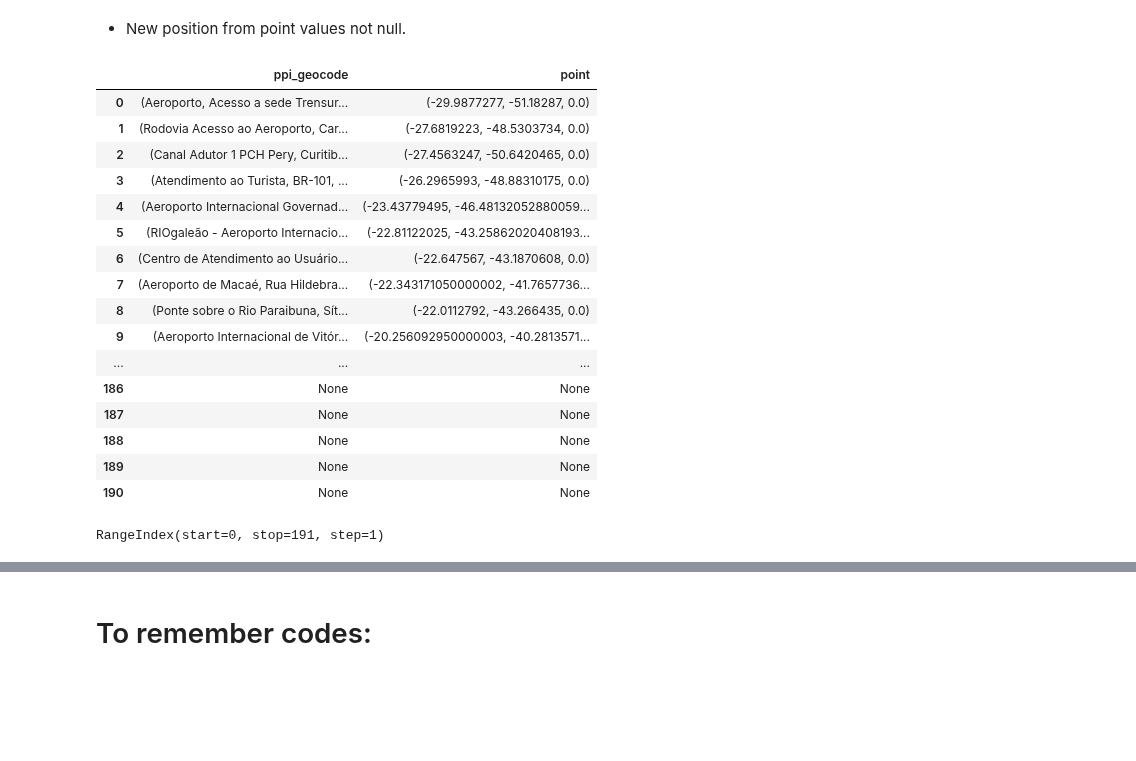
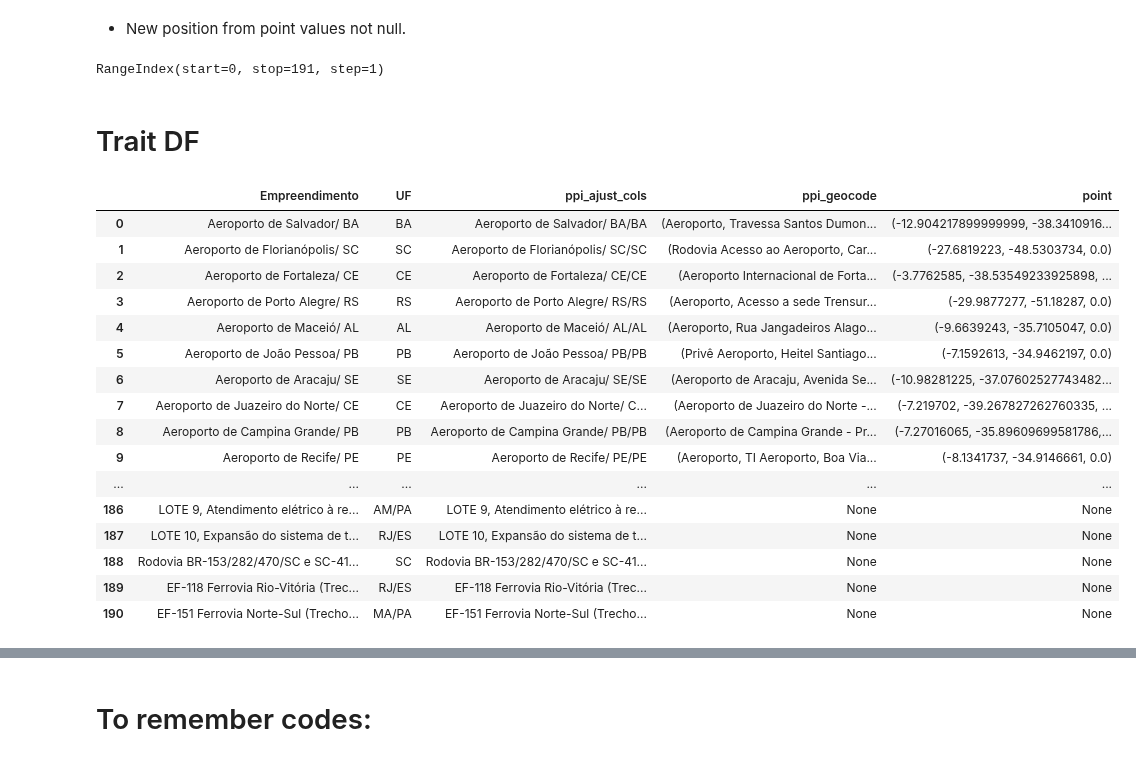
Before and after one commit to Caviuna/InfraBuilding, a Jupyter notebook: explore_address.ipynb, the cells around one changed output, grey strips where cells are left out. Drawn from its saved outputs; the diff is of its cells as text; code cells hidden in the pictures; blank space fills up the shorter version.

```diff
--- a/explore_address.ipynb
+++ b/explore_address.ipynb
@@ -53,2 +82,2 @@ gpd.tools.geocode(ppi_address_ajust['Empreendimento'], provider = 'nominatim', u
 # %%
-ppi_address_ajust['Geom'] = gpd.tools.geocode(ppi_address_ajust['Empreendimento'], provider = 'nominatim', user_agent='UF Builds', country_bias = 'brazil_states')['geometry']
+# ppi_address_ajust['Geom'] = gpd.tools.geocode(ppi_address_ajust['Empreendimento'], provider = 'nominatim', user_agent='UF Builds', country_bias = 'brazil_states')['geometry']
@@ -125,25 +152,31 @@ ppi_address_ajust.isna()
 - New position from point values not null.
 # %%
 ppi_address_ajust.sort_values(by='point', ignore_index=True)
-# %% [output]
-|  | ppi_geocode | point |
-| 0 | (Aeroporto, Acesso a sede Trensur... | (-29.9877277, -51.18287, 0.0) |
-| 1 | (Rodovia Acesso ao Aeroporto, Car... | (-27.6819223, -48.5303734, 0.0) |
-| 2 | (Canal Adutor 1 PCH Pery, Curitib... | (-27.4563247, -50.6420465, 0.0) |
-| 3 | (Atendimento ao Turista, BR-101, ... | (-26.2965993, -48.88310175, 0.0) |
-| 4 | (Aeroporto Internacional Governad... | (-23.43779495, -46.48132052880059... |
-| 5 | (RIOgaleão - Aeroporto Internacio... | (-22.81122025, -43.25862020408193... |
-| 6 | (Centro de Atendimento ao Usuário... | (-22.647567, -43.1870608, 0.0) |
-| 7 | (Aeroporto de Macaé, Rua Hildebra... | (-22.343171050000002, -41.7657736... |
-| 8 | (Ponte sobre o Rio Paraibuna, Sít... | (-22.0112792, -43.266435, 0.0) |
-| 9 | (Aeroporto Internacional de Vitór... | (-20.256092950000003, -40.2813571... |
-| ... | ... | ... |
-| 186 | None | None |
-| 187 | None | None |
-| 188 | None | None |
-| 189 | None | None |
-| 190 | None | None |
 # %%
 ppi_address_ajust.index
 # %% [output]
 RangeIndex(start=0, stop=191, step=1)
+# %% [markdown]
+# Trait DF
+# %%
+ppi_point = ppi_address_ajust
+# %%
+ppi_point
+# %% [output]
+|  | Empreendimento | UF | ppi_ajust_cols | ppi_geocode | point |
+| 0 | Aeroporto de Salvador/ BA | BA | Aeroporto de Salvador/ BA/BA | (Aeroporto, Travessa Santos Dumon... | (-12.904217899999999, -38.3410916... |
+| 1 | Aeroporto de Florianópolis/ SC | SC | Aeroporto de Florianópolis/ SC/SC | (Rodovia Acesso ao Aeroporto, Car... | (-27.6819223, -48.5303734, 0.0) |
+| 2 | Aeroporto de Fortaleza/ CE | CE | Aeroporto de Fortaleza/ CE/CE | (Aeroporto Internacional de Forta... | (-3.7762585, -38.53549233925898, ... |
+| 3 | Aeroporto de Porto Alegre/ RS | RS | Aeroporto de Porto Alegre/ RS/RS | (Aeroporto, Acesso a sede Trensur... | (-29.9877277, -51.18287, 0.0) |
+| 4 | Aeroporto de Maceió/ AL | AL | Aeroporto de Maceió/ AL/AL | (Aeroporto, Rua Jangadeiros Alago... | (-9.6639243, -35.7105047, 0.0) |
+| 5 | Aeroporto de João Pessoa/ PB | PB | Aeroporto de João Pessoa/ PB/PB | (Privê Aeroporto, Heitel Santiago... | (-7.1592613, -34.9462197, 0.0) |
+| 6 | Aeroporto de Aracaju/ SE | SE | Aeroporto de Aracaju/ SE/SE | (Aeroporto de Aracaju, Avenida Se... | (-10.98281225, -37.07602527743482... |
+| 7 | Aeroporto de Juazeiro do Norte/ CE | CE | Aeroporto de Juazeiro do Norte/ C... | (Aeroporto de Juazeiro do Norte -... | (-7.219702, -39.267827262760335, ... |
+| 8 | Aeroporto de Campina Grande/ PB | PB | Aeroporto de Campina Grande/ PB/PB | (Aeroporto de Campina Grande - Pr... | (-7.27016065, -35.89609699581786,... |
+| 9 | Aeroporto de Recife/ PE | PE | Aeroporto de Recife/ PE/PE | (Aeroporto, TI Aeroporto, Boa Via... | (-8.1341737, -34.9146661, 0.0) |
+| ... | ... | ... | ... | ... | ... |
+| 186 | LOTE 9, Atendimento elétrico à re... | AM/PA | LOTE 9, Atendimento elétrico à re... | None | None |
+| 187 | LOTE 10, Expansão do sistema de t... | RJ/ES | LOTE 10, Expansão do sistema de t... | None | None |
+| 188 | Rodovia BR-153/282/470/SC e SC-41... | SC | Rodovia BR-153/282/470/SC e SC-41... | None | None |
+| 189 | EF-118 Ferrovia Rio-Vitória (Trec... | RJ/ES | EF-118 Ferrovia Rio-Vitória (Trec... | None | None |
+| 190 | EF-151 Ferrovia Norte-Sul (Trecho... | MA/PA | EF-151 Ferrovia Norte-Sul (Trecho... | None | None |
```
Also changed, not shown: parts of 20 cells of this notebook.
